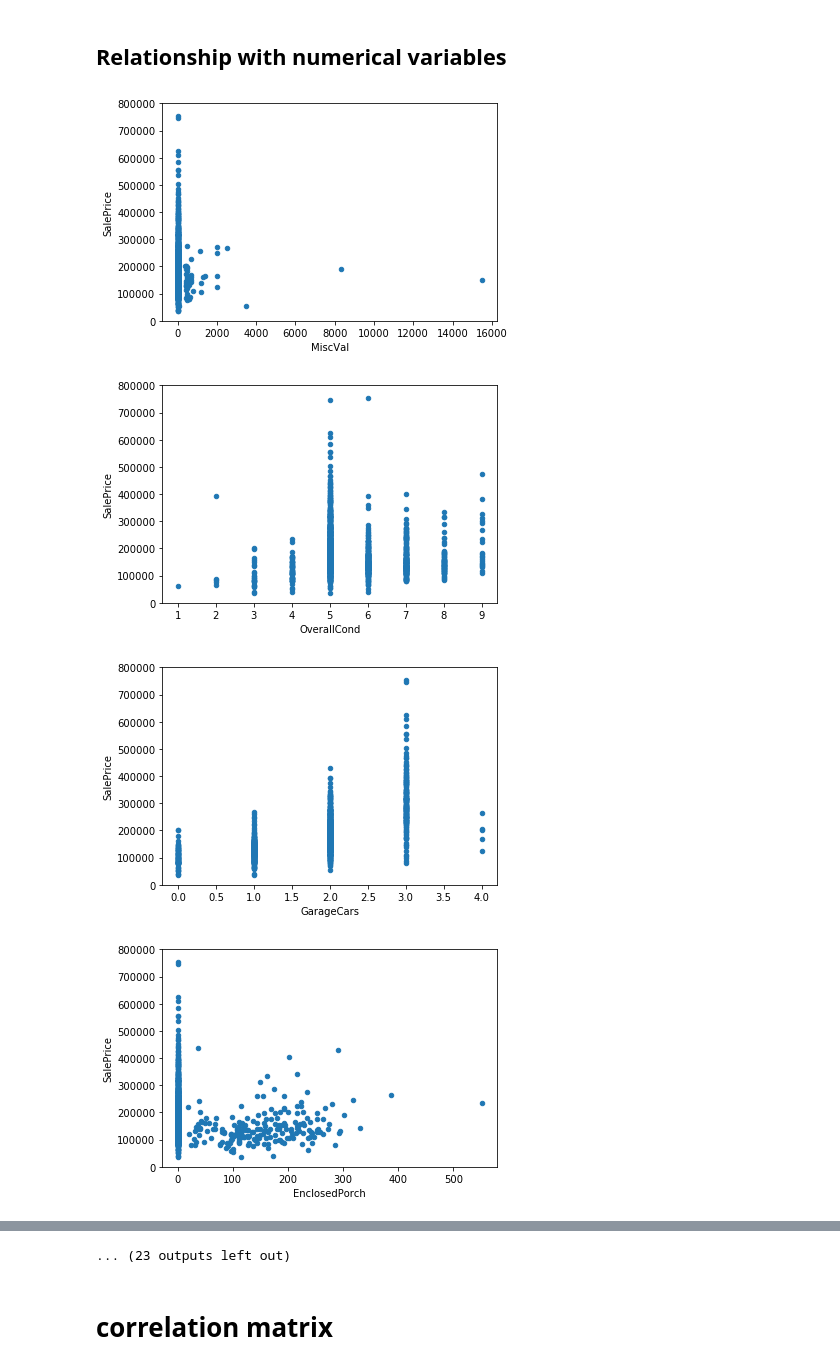
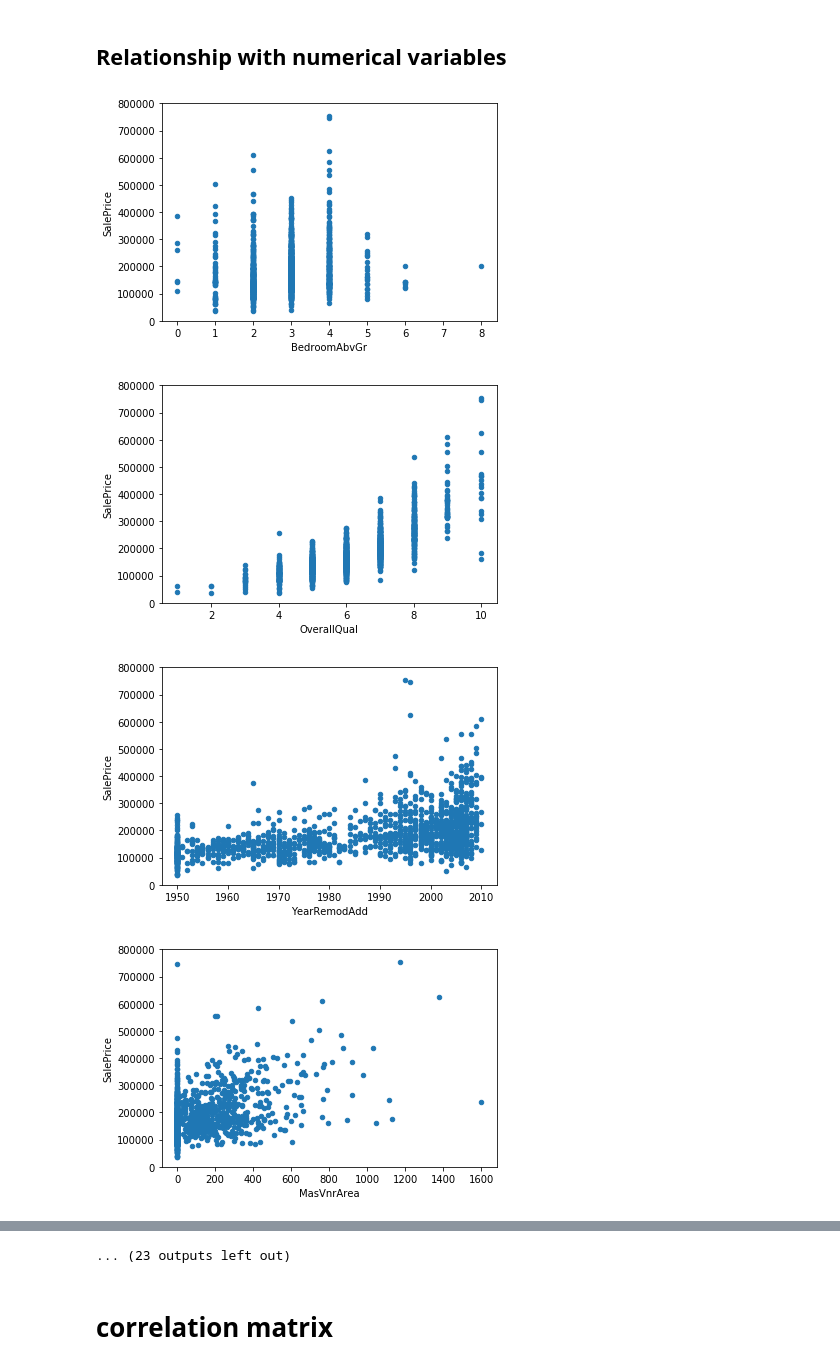
Before and after one commit to MShooshtari/Kaggle_House_Prices, a Jupyter notebook: Raw_Data_Evaluation.ipynb, the cells around one changed output, grey strips where cells are left out. Cells and saved outputs as stored; diff of their text form; code cells hidden in the pictures.

```diff
--- a/Raw_Data_Evaluation.ipynb
+++ b/Raw_Data_Evaluation.ipynb
@@ -77,16 +80,24 @@ max     508.000000      3.000000  2065.000000     3.000000  5642.000000
 # %%
+colIndex=0
+binwidth = 5
 listOFContinuesCols = list(conDF)
-print(listOFContinuesCols)
-print('-------------------------------')
+
+nrows = len(listOFContinuesCols)
+ncols = 1
 
 for continuesCol in conDF:
     print(continuesCol)
-    tempCol = conDF[continuesCol]
+    tempCol = conDF[continuesCol].dropna()
     colMax = tempCol.max()
     colMin = tempCol.min()
     colDelta = colMax - colMin
     print('Max: ' + str(colMax))
     print('Min: ' + str(colMin))
     print('Delta: ' + str(colDelta))
-    print('-------------------------------')
+
+
+    plt.hist(tempCol, bins=20)
+
+    plt.show()
+    print('----------------------')
 # %% [output]
@@ -110,22 +139,0 @@ Delta: 5308
-# %%
-colIndex=0
-binwidth = 5
-
-nrows = len(listOFContinuesCols)
-ncols = 1
-
-for continuesCol in conDF:
-    print(continuesCol)
-    tempCol = conDF[continuesCol]#.dropna()
-    colMax = tempCol.max()
-    colMin = tempCol.min()
-    colDelta = colMax - colMin
-    print('Max: ' + str(colMax))
-    print('Min: ' + str(colMin))
-    print('Delta: ' + str(colDelta))
-
-
-    plt.hist(tempCol, bins=20)
-
-    plt.show()
-    print('----------------------')
@@ -217,12 +168,12 @@ Kurtosis: 6.536282
 # %% [markdown]
 ## Relationship with numerical variables
 # %%
-for continuesCol in continuesDF:
-    tempCol = continuesDF[continuesCol]
+for continuesCol in conDF:
+    tempCol = conDF[continuesCol]
     data = pd.concat([resultCol, tempCol], axis=1)
     data.plot.scatter(x=continuesCol, y='SalePrice', ylim=(0,800000));
 # %% [output]
-[figure, old version]
+[figure, new version]
-[figure, old version]
+[figure, new version]
-[figure, old version]
+[figure, new version]
-[figure, old version]
+[figure, new version]
```
Also changed, not shown: parts of 17 cells of this notebook, 3 other files.
